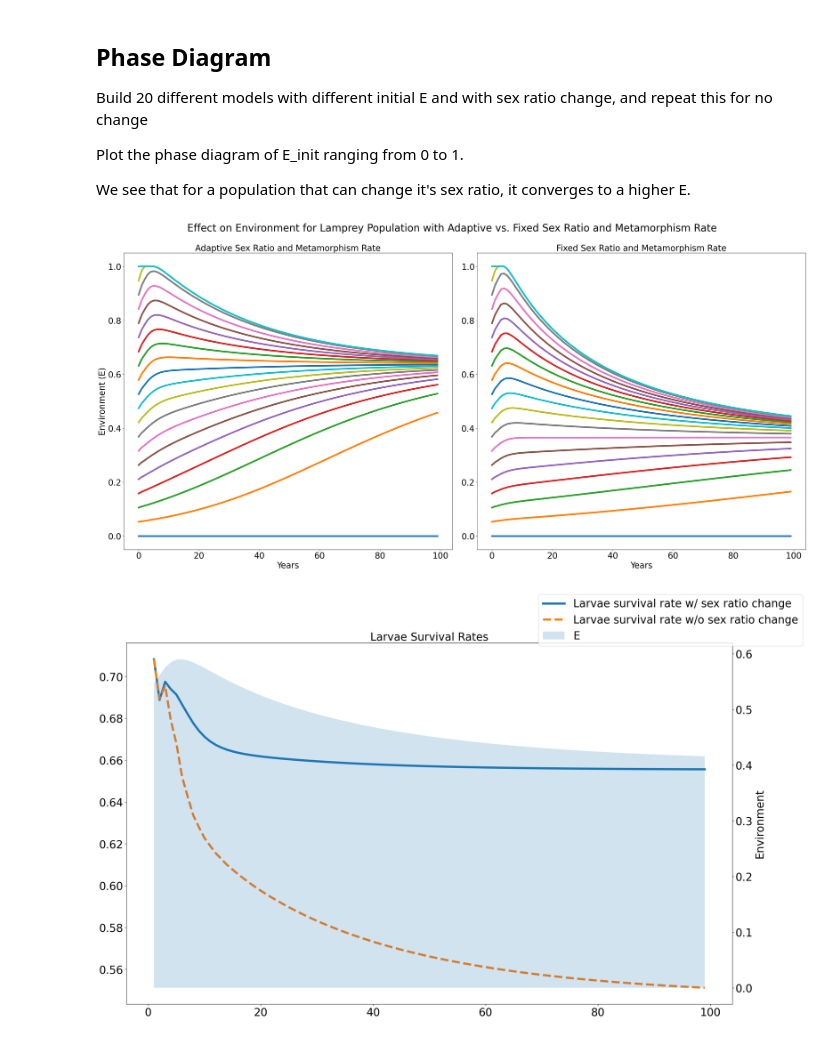
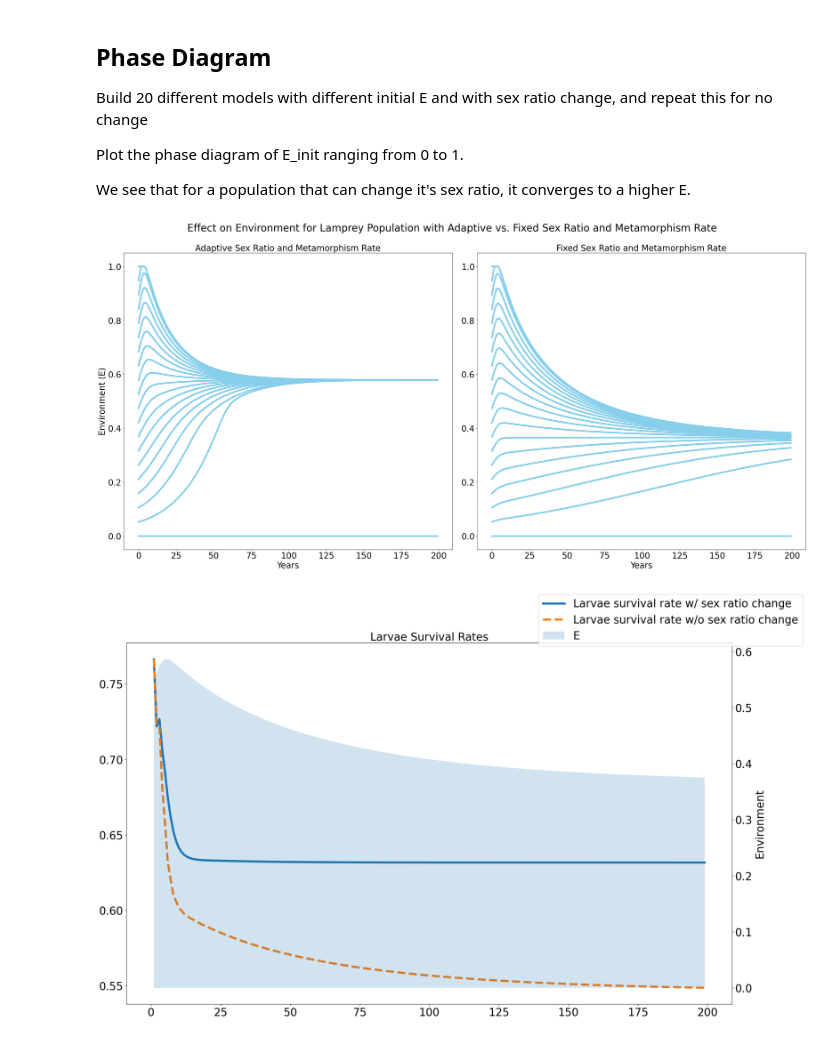
Before and after one commit to zhang-yubo/lamprey, a Jupyter notebook: lamprey_dependent_E.ipynb, the cells around one changed output. Cells and saved outputs as stored; diff of their text form; code cells hidden in the pictures.

Commit message:
fixed metamorphism rate

```diff
--- a/lamprey_dependent_E.ipynb
+++ b/lamprey_dependent_E.ipynb
@@ -108,14 +108,13 @@ class Model:
             self.L[n], self.M[n], self.F[n], self.H[n], self.P[n], self.E[n] = self.update(n, self.L[n-1], self.M[n-1], self.F[n-1], self.H[n-1], self.P[n-1], self.E[n-1])
 
     def update(self, year, L_old, M_old, F_old, H_old, P_old, E_old):
-        metamorphism_rate = 1/3 - 7/30 * E_old if self.constant_metamorphism_rate is None else self.constant_metamorphism_rate
+        metamorphism_rate = 1/3 - 7/30 * (1 - E_old) if self.constant_metamorphism_rate is None else self.constant_metamorphism_rate
         male_rate = 0.78 - 0.22 * E_old if self.constant_male_ratio is None else self.constant_male_ratio
         female_rate = 1 - male_rate
 
         # saturation
         fish_saturation = self.saturation(H_old, self._H_max) # between 0 and 1, measures how saturated fish is
         larval_saturation = self.saturation(L_old, self._L_max)
-        juvenile_saturation = self.saturation(M_old + F_old, self._J_max)
 
         # L_new
         # death rate increases as saturation increase and E decreases
@@ -168,7 +167,6 @@ class Model:
             'female_rate': female_rate,
             'fish_saturation': fish_saturation,
             'larval_saturation': larval_saturation,
-            'juvenile_saturation': juvenile_saturation,
             'larval_deaths': larval_natural_deaths,
             'larval_death_rate': larval_death_rate,
             'larval_survival_rate': 1 - larval_death_rate,
@@ -189,7 +187,7 @@ class Model:
         mean = maximum / 2
         return 1 / (1 + np.exp(-5 * (value - mean) / maximum))
 
-    def graph_model(self):
+    def graph_model(self, title="Lamprey Ecosystem Model", Y_lim=None, E_lim=None):
         plt.rcParams.update({
             "font.size": 25,
             "axes.titlesize": 25,
@@ -211,12 +209,16 @@ class Model:
         ax1.plot(self.years[:end], self.P[:end], label="Parasites (Male+Female)")
         ax1.plot(self.years[:end], self.H[:end], label="Fish")
         ax1.set_ylabel("Population")
+        if Y_lim is not None:
+            ax1.set_ylim(Y_lim)
 
         ax2.fill_between(self.years[:end], self.E[:end], color="skyblue", alpha=0.2, label="Environment")
         ax2.set_ylabel("Environment")
+        if E_lim is not None:
+            ax2.set_ylim(E_lim)
 
         fig.legend()
-        plt.title("Lamprey Ecosystem Model")
+        plt.title(title, loc="left")
         plt.show()
 
         plt.rcParams.update(plt.rcParamsDefault)
@@ -261,57 +263,58 @@ Plot the phase diagram of E_init ranging from 0 to 1.
 We see that for a population that can change it's sex ratio, it converges to a higher E.
 # %%
 num = 20
-E_sex_change = np.zeros((num, 100))
-E_no_sex_change = np.zeros((num, 100))
+years = 200
+E_sex_change = np.zeros((num, years))
+E_no_sex_change = np.zeros((num, years))
 models_sex_change_list = []
 models_no_sex_change_list = []
 for i, E_init in enumerate(np.linspace(0, 1, num)):
     model_sex_change = Model(
         E_init=E_init,
-        num_years=100
+        num_years=years
     )
     E_sex_change[i] = np.concatenate(([E_init], model_sex_change.df["E"].to_numpy()))
     models_sex_change_list.append(model_sex_change)
 
     model_no_change = Model(
         E_init=E_init,
-        num_years=100,
+        num_years=years,
         constant_male_ratio=0.56,
         constant_metamorphism_rate=1/4
     )
     E_no_sex_change[i] = np.concatenate(([E_init], model_no_change.df["E"].to_numpy()))
     models_no_sex_change_list.append(model_no_change)
 
 #### Plotting
 plt.rcParams.update({
     "font.size": 25,
     "axes.titlesize": 25,
     "axes.labelsize": 25,
     "xtick.labelsize": 25,
     "ytick.labelsize": 25,
     "legend.fontsize": 25,
     "lines.linewidth": 5
 })
 
 fig, axes = plt.subplots(1, 2, figsize=(30, 15))
 for i in range(num):
-    axes[0].plot(np.arange(0, 100), E_sex_change[i])
+    axes[0].plot(np.arange(0, years), E_sex_change[i], color='skyblue')
 axes[0].set_title("Adaptive Sex Ratio and Metamorphism Rate")
 axes[0].set_xlabel("Years")
 axes[0].set_ylabel("Environment (E)")
 
 for i in range(num):
-    axes[1].plot(np.arange(0, 100), E_no_sex_change[i])
+    axes[1].plot(np.arange(0, years), E_no_sex_change[i], color='skyblue')
 axes[1].set_title("Fixed Sex Ratio and Metamorphism Rate")
 axes[1].set_xlabel("Years")
 
 fig.suptitle("Effect on Environment for Lamprey Population with Adaptive vs. Fixed Sex Ratio and Metamorphism Rate")
 plt.tight_layout()
 plt.show()
 
 plt.rcParams.update(plt.rcParamsDefault)
 # %% [output]
-[figure, old version]
+[figure, new version]
 # %%
 model_sex_change = models_sex_change_list[10]
 model_no_change = models_no_sex_change_list[10]
@@ -341,4 +344,4 @@ plt.show()
 
 plt.rcParams.update(plt.rcParamsDefault)
 # %% [output]
-[figure, old version]
+[figure, new version]
```
Also changed, not shown: parts of 4 cells of this notebook, 1 other file.
